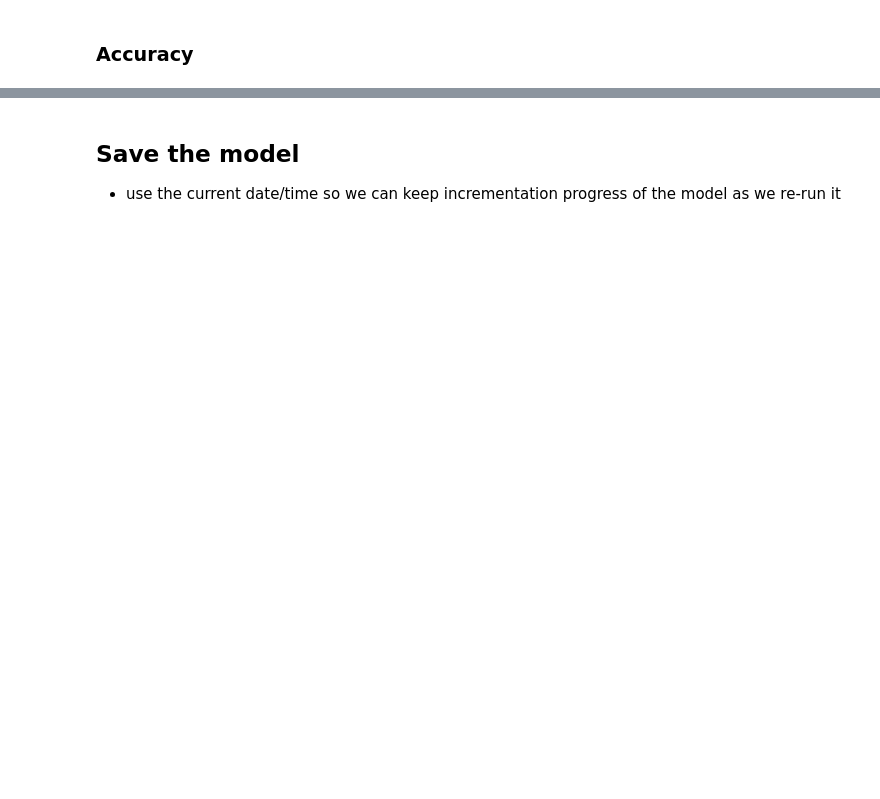
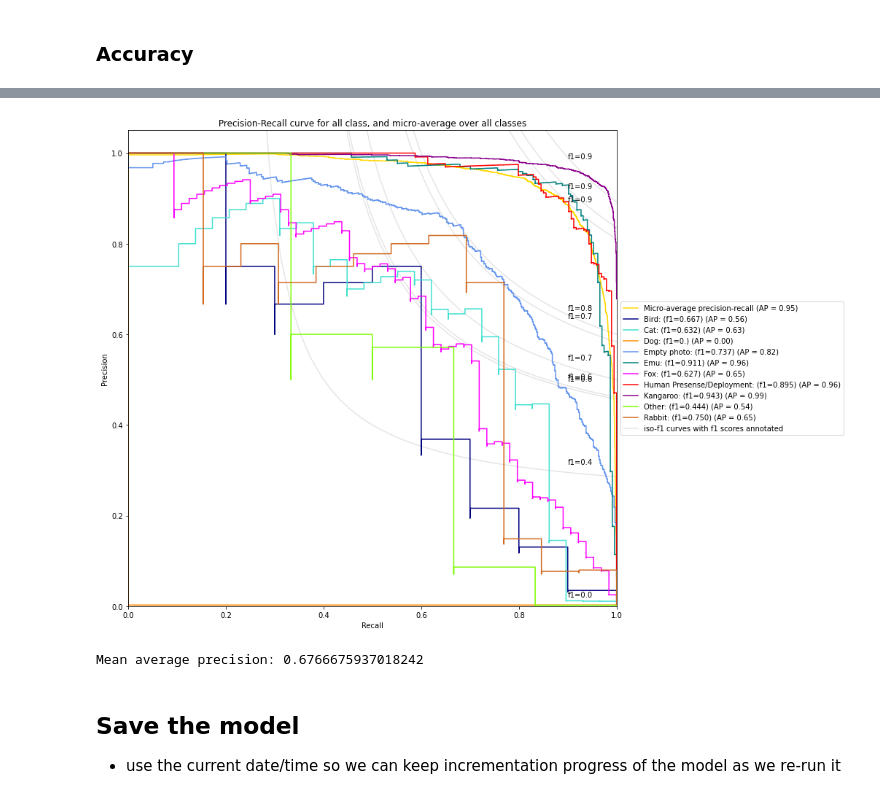
Before and after one commit to Duko99/cv_project, a Jupyter notebook: custom_architecture.ipynb, the cells around one changed output, grey strips where cells are left out. Drawn from its saved outputs; the diff is of its cells as text; code cells hidden in the pictures; blank space fills up the shorter version.

```diff
--- a/custom_architecture.ipynb
+++ b/custom_architecture.ipynb
@@ -270,0 +276,3 @@ print(acc)
+# %%
+# get the predictions as probabilities, instead of argmax (like we also do)
+predictions_prob = model.predict(test_images)
@@ -271,3 +282,13 @@ print(acc)
+# %%
+# script will do:
+#    calculate for each class: precision, recall, and F-1 score
+#    calculate average precision accross all classes
+#    plot the precision-recall curves for each class, and for all classes (from AP) - plots all on one graph
+#    calculates mean average precision
+do_map(classes, test_labels, predictions_prob, predictions, sorted_test_classes)
+# %% [output]
+[figure, added]
+Mean average precision: 0.6766675937018242
 # %% [markdown]
 ## Save the model
 * use the current date/time so we can keep incrementation progress of the model as we re-run it
```
Also changed, not shown: parts of 14 cells of this notebook.
